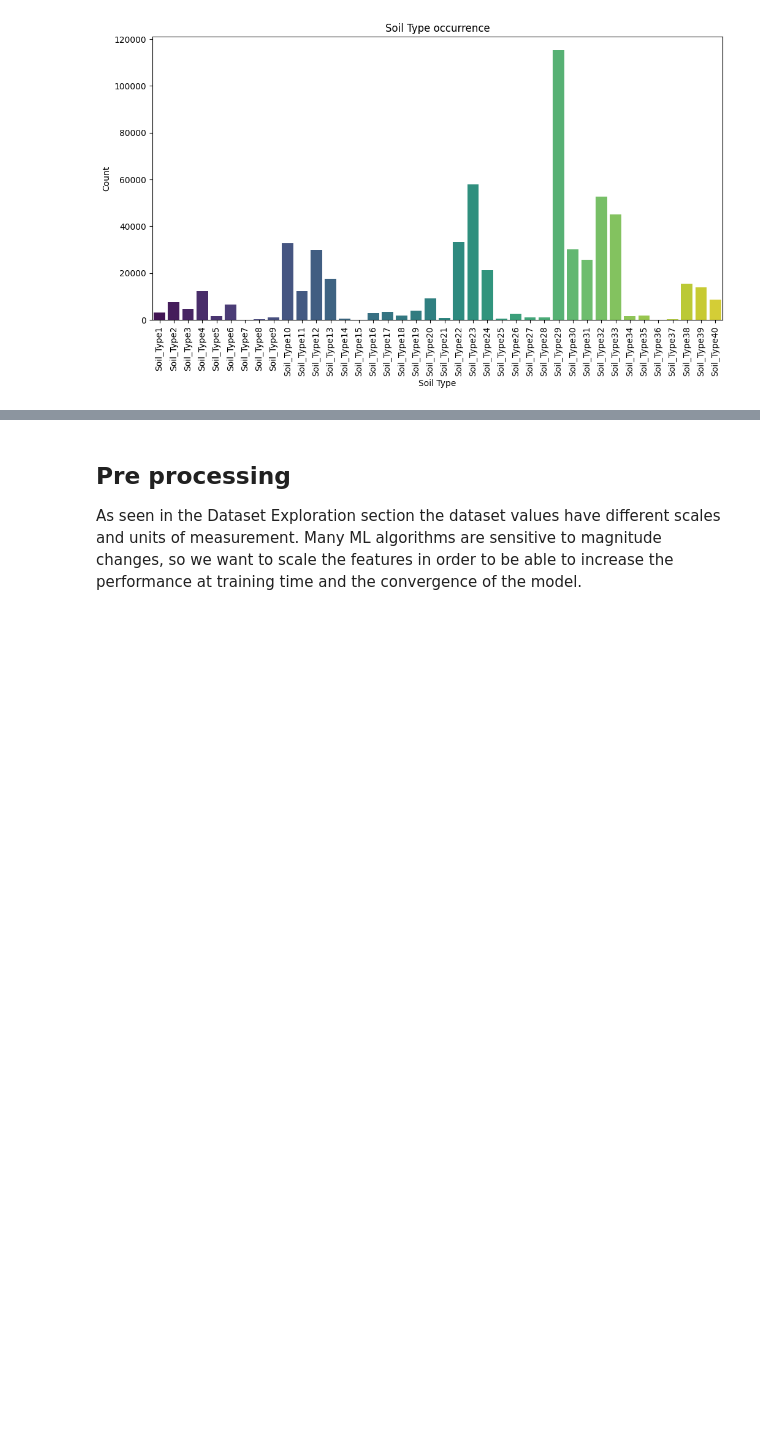
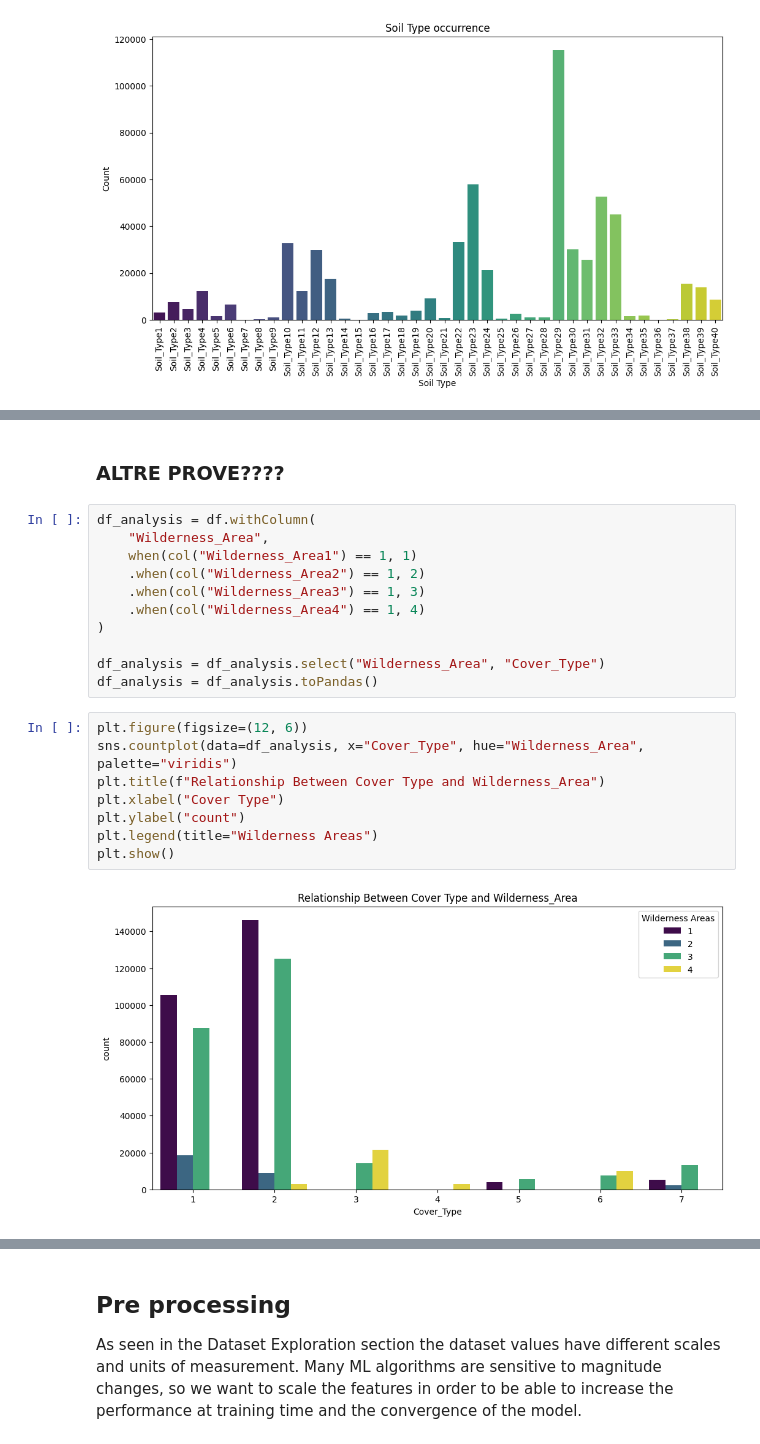
Before and after one commit to saravorabbi/Unibo_BDA_Project, a Jupyter notebook: project.ipynb, the cells around one changed output, grey strips where cells are left out. Drawn from its saved outputs; the diff is of its cells as text; blank space fills up the shorter version.

Commit message:
add plot

```diff
--- a/project.ipynb
+++ b/project.ipynb
@@ -358,0 +393,23 @@ plt.show()
+# %% [markdown]
+### ALTRE PROVE????
+# %%
+df_analysis = df.withColumn(
+    "Wilderness_Area",
+    when(col("Wilderness_Area1") == 1, 1)
+    .when(col("Wilderness_Area2") == 1, 2)
+    .when(col("Wilderness_Area3") == 1, 3)
+    .when(col("Wilderness_Area4") == 1, 4)
+)
+
+df_analysis = df_analysis.select("Wilderness_Area", "Cover_Type")
+df_analysis = df_analysis.toPandas()
+# %%
+plt.figure(figsize=(12, 6))
+sns.countplot(data=df_analysis, x="Cover_Type", hue="Wilderness_Area", palette="viridis")
+plt.title(f"Relationship Between Cover Type and Wilderness_Area")
+plt.xlabel("Cover Type")
+plt.ylabel("count")
+plt.legend(title="Wilderness Areas")
+plt.show()
+# %% [output]
+[figure, added]
```
Also changed, not shown: parts of 28 cells of this notebook.
